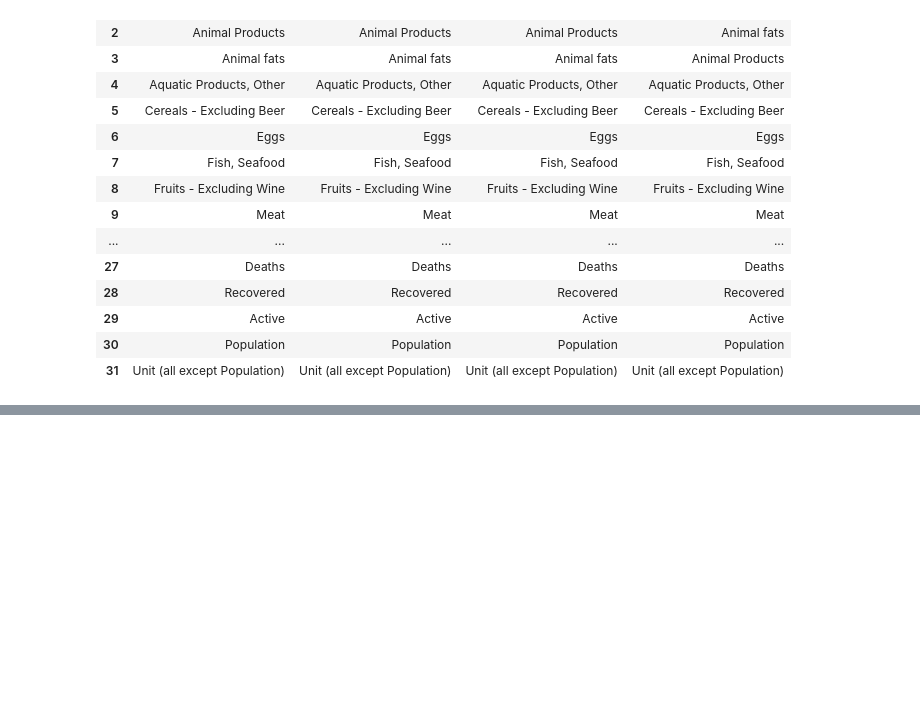
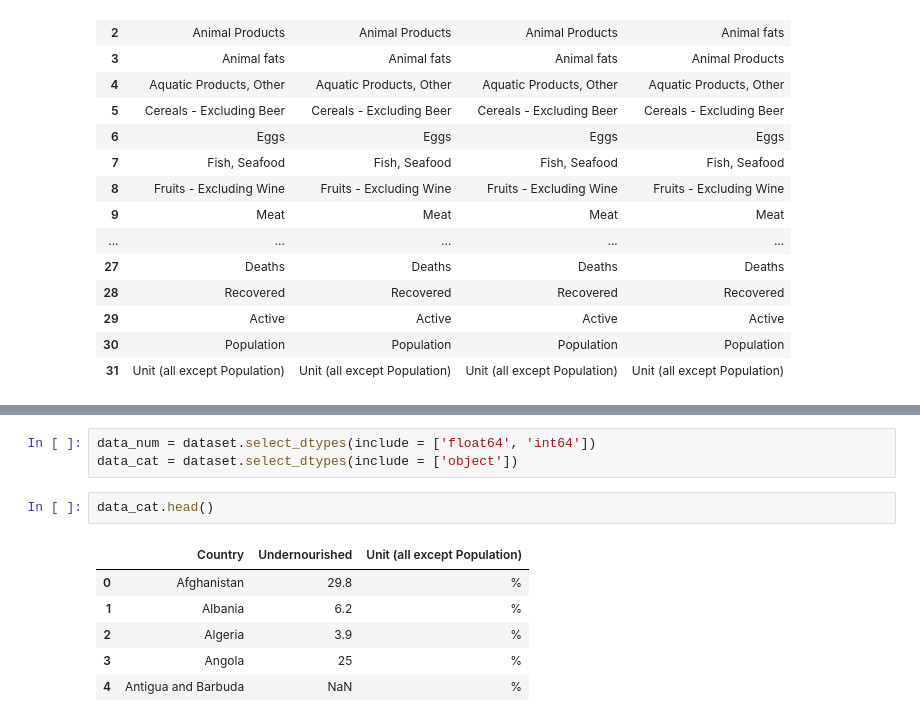
Before and after one commit to joaoweissmann/ML_COVID-19, a Jupyter notebook: COVID19 healthy diet.ipynb, the cells around one changed output, grey strips where cells are left out. Cells and saved outputs as stored; diff of their text form; blank space fills up the shorter version.

```diff
--- a/COVID19 healthy diet.ipynb
+++ b/COVID19 healthy diet.ipynb
@@ -117,0 +185,12 @@ Index(['Country', 'Alcoholic Beverages', 'Animal Products', 'Animal fats',
+# %%
+data_num = dataset.select_dtypes(include = ['float64', 'int64'])
+data_cat = dataset.select_dtypes(include = ['object'])
+# %%
+data_cat.head()
+# %% [output]
+|  | Country | Undernourished | Unit (all except Population) |
+| 0 | Afghanistan | 29.8 | % |
+| 1 | Albania | 6.2 | % |
+| 2 | Algeria | 3.9 | % |
+| 3 | Angola | 25 | % |
+| 4 | Antigua and Barbuda | NaN | % |
```
Also changed, not shown: parts of 51 cells of this notebook.
